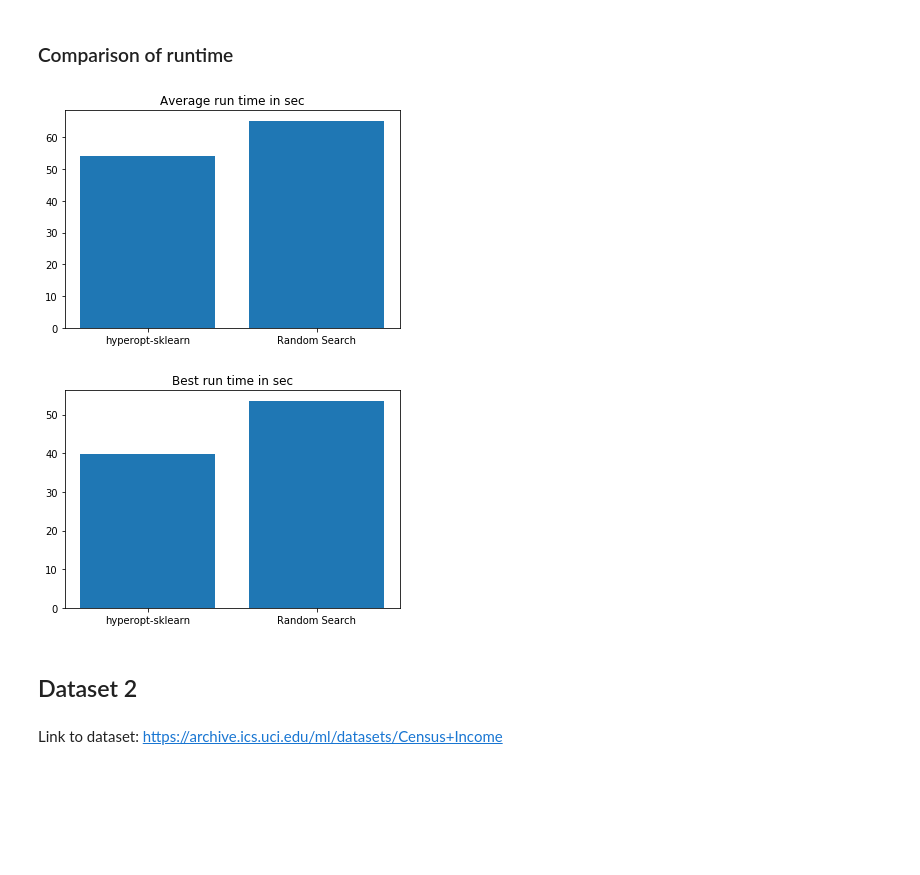
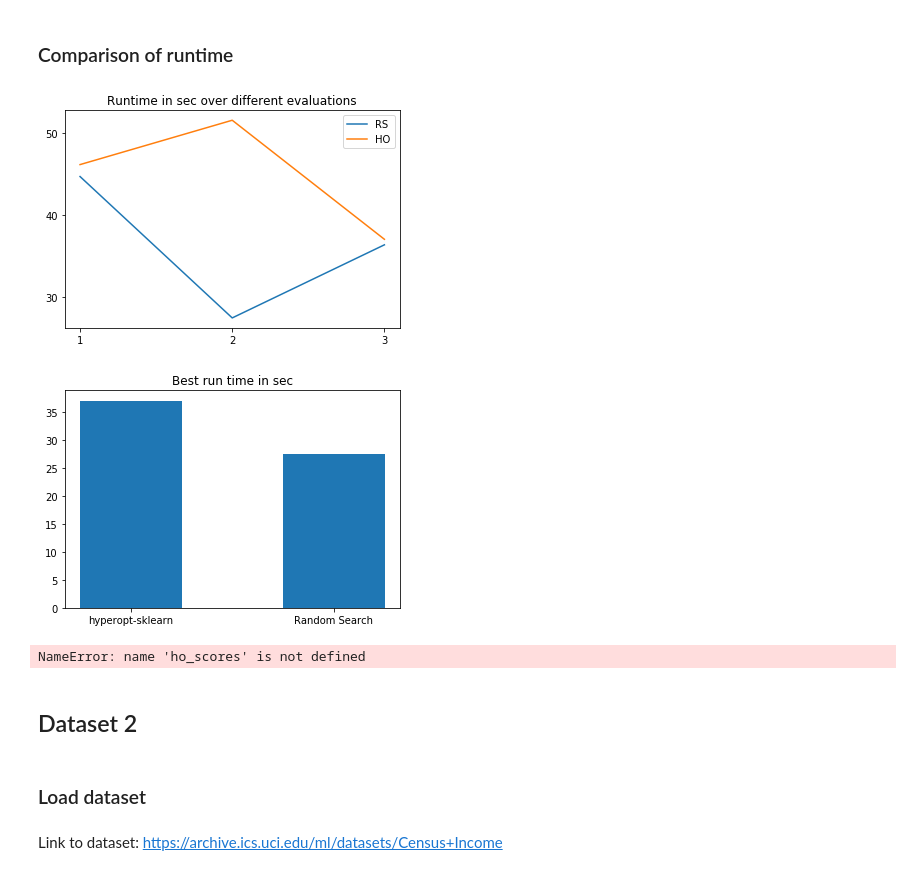
Before and after one commit to DianaDI/seminar-automl, a Jupyter notebook: Seminar Notebook.ipynb, the cells around one changed output. Saved outputs shown, nothing was run; the diff lists cells and outputs as text; code cells hidden in the pictures; blank space fills up the shorter version.

```diff
--- a/Seminar Notebook.ipynb
+++ b/Seminar Notebook.ipynb
@@ -217,22 +240,42 @@ plt.show()
 # %% [markdown]
 ### Comparison of runtime
-# %%
-mean_ho = sum(runtime_ho.all_runs)/len(runtime_ho.all_runs)
-mean_rs = sum(runtime_rs.all_runs)/len(runtime_rs.all_runs)
-
-plt.figure(3)
-plt.title("Average run time in sec")
-plt.bar(["hyperopt-sklearn", "Random Search"],[mean_ho, mean_rs])
-
-plt.figure(4)
-plt.title("Best run time in sec")
-plt.bar(["hyperopt-sklearn", "Random Search"],[runtime_ho.best, runtime_rs.best])
-plt.show()
-# %% [output]
-[figure, removed]
-[figure, removed]
+# %%
+def plot_runtimes(runtime_ho, runtime_rs):
+
+    plt.figure()
+    plt.locator_params(nbins=len(runtime_ho.all_runs))
+    plt.title("Runtime in sec over different evaluations")
+
+    plt.plot(range(1, len(runtime_rs.all_runs)+1), runtime_rs.all_runs, label="RS")
+    plt.plot(range(1, len(runtime_ho.all_runs)+1), runtime_ho.all_runs, label="HO")
+    plt.legend()
+
+    plt.figure()
+    plt.title("Best run time in sec")
+    plt.bar(["hyperopt-sklearn", "Random Search"],[runtime_ho.best, runtime_rs.best], width=0.5)
+    plt.show()
+
+plot_runtimes(runtime_ho, runtime_rs)
+# %% [output]
+[figure, added]
+[figure, added]
+# %%
+def plot_scores(ho_scores, rs_scores):
+    plt.figure()
+    plt.locator_params(nbins=len(ho_scores))
+    plt.title("Scores")
+    plt.plot(range(1, len(ho_scores)+1), ho_scores, label="HO")
+    plt.plot(range(1, len(rs_scores)+1), rs_scores, label="RS")
+    #xticks(ho_scores)
+    plt.legend()
+    plt.show()
+plot_scores(ho_scores, rs_scores)
+# %% [output]
+NameError: name 'ho_scores' is not defined
 # %% [markdown]
 ## Dataset 2
+# %% [markdown]
+### Load dataset
 # %% [markdown]
 Link to dataset: https://archive.ics.uci.edu/ml/datasets/Census+Income
 # %%
```
Also changed, not shown: parts of 40 cells of this notebook, 2 other files.
